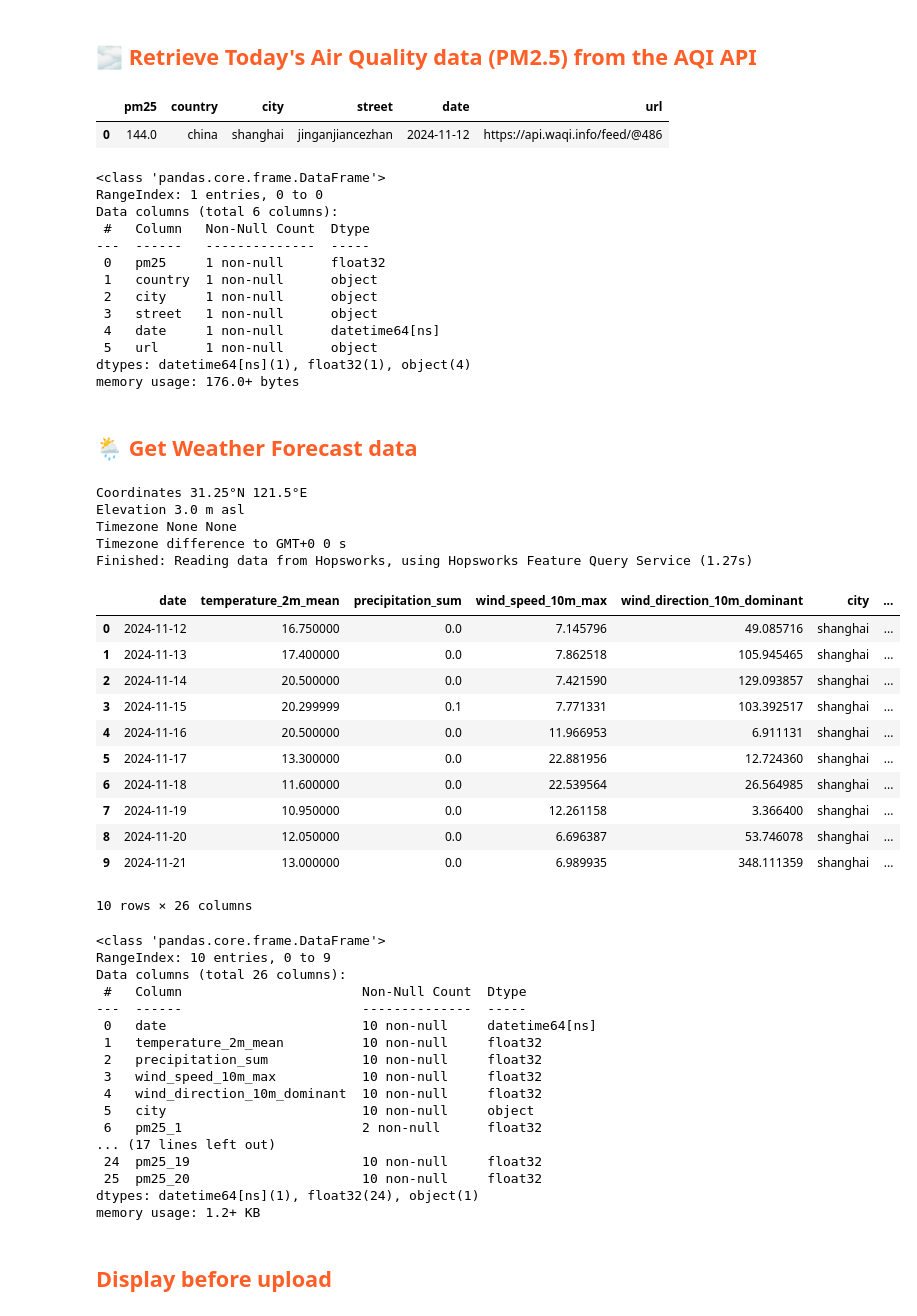
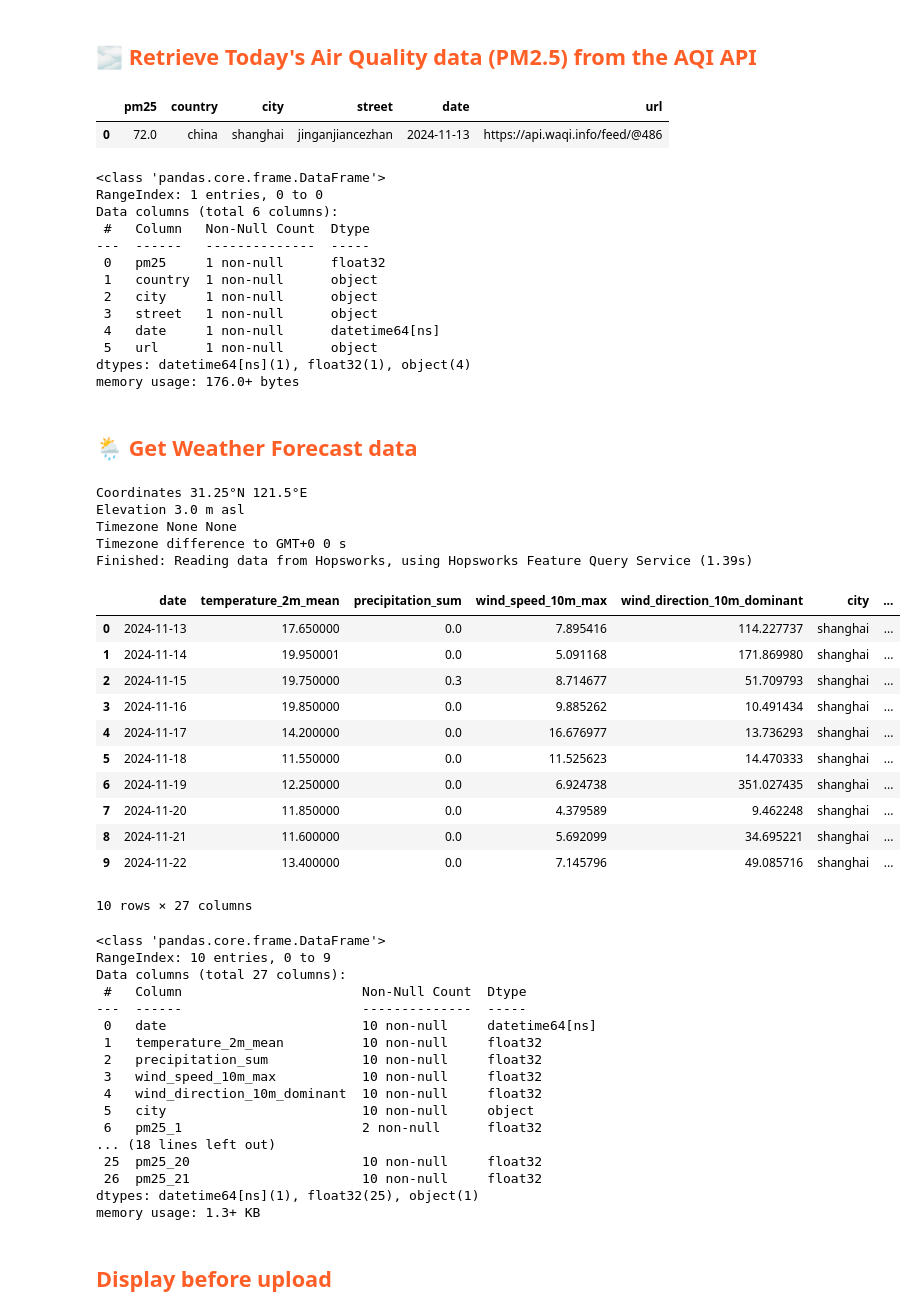
Before and after one commit to AMomozZz/mlfs-book, a Jupyter notebook: notebooks/ch03/2_air_quality_feature_pipeline.ipynb, the cells around one changed output. Drawn from its saved outputs; the diff is of its cells as text; code cells hidden in the pictures.

```diff
--- a/notebooks/ch03/2_air_quality_feature_pipeline.ipynb
+++ b/notebooks/ch03/2_air_quality_feature_pipeline.ipynb
@@ -41,7 +41,7 @@ __Update the values in the cell below.__
 
 __These should be the same values as in notebook 1 - the feature backfill notebook__
 # %%
-project = hopsworks.login(project='AMomozZz')
+project = hopsworks.login(project='mlfs_lab1')
 fs = project.get_feature_store()
 secrets = util.secrets_api(project.name)
 
@@ -75,12 +75,12 @@ Connected. Call `.close()` to terminate connection gracefully.
 # %%
 # Retrieve feature groups
 air_quality_fg = fs.get_feature_group(
-    name='new_aq',
-    version=1,
+    name='air_quality',
+    version=3,
 )
 weather_fg = fs.get_feature_group(
-    name='new_w',
-    version=1,
+    name='weather',
+    version=5,
 )
 # %% [markdown]
 ## <span style='color:#ff5f27'> 🌫 Retrieve Today's Air Quality data (PM2.5) from the AQI API</span>
@@ -93,7 +93,7 @@ display(aq_today_df)
 aq_today_df.info()
 # %% [output]
 |  | pm25 | country | city | street | date | url |
-| 0 | 144.0 | china | shanghai | jinganjiancezhan | 2024-11-12 | https://api.waqi.info/feed/@486 |
+| 0 | 72.0 | china | shanghai | jinganjiancezhan | 2024-11-13 | https://api.waqi.info/feed/@486 |
 <class 'pandas.core.frame.DataFrame'>
 RangeIndex: 1 entries, 0 to 0
 Data columns (total 6 columns):
@@ -116,52 +116,52 @@ hourly_df = hourly_df.set_index('date')
 # We will only make 1 daily prediction, so we will replace the hourly forecasts with a single daily forecast
 # We only want the daily weather data, so only get weather at 12:00
 daily_df = hourly_df.between_time('11:59', '12:01')
 daily_df = daily_df.reset_index()
 daily_df['date'] = pd.to_datetime(daily_df['date']).dt.date
 daily_df['date'] = pd.to_datetime(daily_df['date'])
 daily_df['city'] = city
 
-df_tail21 = air_quality_fg.read().sort_values(by=['date'], ascending=True).tail(21)
+df_tail22 = air_quality_fg.read().sort_values(by=['date'], ascending=True).tail(22)
 
-for i in range(1, 21):
-    df_temp = df_tail21.copy()
+for i in range(1, 22):
+    df_temp = df_tail22.copy()
     df_temp['date'] = pd.to_datetime(df_temp['date']) + pd.Timedelta(days=i)
     df_temp['date'] = pd.to_datetime(df_temp['date']).dt.tz_localize(None)
     daily_df = pd.merge(daily_df, df_temp[['date','pm25']], how='left', on="date")
     daily_df = daily_df.rename(columns={"pm25": f"pm25_{i}"})
 
 # today's pm25 value
 pm25_value = aq_today_df.iloc[0]['pm25']
 today_date = aq_today_df.iloc[0]['date']
 # add pm25 value from today
-for i in range(1, 21):
+for i in range(1, 22):
     date = today_date + pd.Timedelta(days=i)
     condition = (daily_df['date'] == date)
     daily_df.loc[condition, f'pm25_{i}'] = pm25_value
 
 display(daily_df)
 daily_df.info()
 # %% [output]
 Coordinates 31.25°N 121.5°E
 Elevation 3.0 m asl
 Timezone None None
 Timezone difference to GMT+0 0 s
-Finished: Reading data from Hopsworks, using Hopsworks Feature Query Service (1.27s)
+Finished: Reading data from Hopsworks, using Hopsworks Feature Query Service (1.39s)
 |  | date | temperature_2m_mean | precipitation_sum | wind_speed_10m_max | wind_direction_10m_dominant | city | ... |
-| 0 | 2024-11-12 | 16.750000 | 0.0 | 7.145796 | 49.085716 | shanghai | ... |
-| 1 | 2024-11-13 | 17.400000 | 0.0 | 7.862518 | 105.945465 | shanghai | ... |
-| 2 | 2024-11-14 | 20.500000 | 0.0 | 7.421590 | 129.093857 | shanghai | ... |
-| 3 | 2024-11-15 | 20.299999 | 0.1 | 7.771331 | 103.392517 | shanghai | ... |
-| 4 | 2024-11-16 | 20.500000 | 0.0 | 11.966953 | 6.911131 | shanghai | ... |
-| 5 | 2024-11-17 | 13.300000 | 0.0 | 22.881956 | 12.724360 | shanghai | ... |
-| 6 | 2024-11-18 | 11.600000 | 0.0 | 22.539564 | 26.564985 | shanghai | ... |
-| 7 | 2024-11-19 | 10.950000 | 0.0 | 12.261158 | 3.366400 | shanghai | ... |
-| 8 | 2024-11-20 | 12.050000 | 0.0 | 6.696387 | 53.746078 | shanghai | ... |
-| 9 | 2024-11-21 | 13.000000 | 0.0 | 6.989935 | 348.111359 | shanghai | ... |
+| 0 | 2024-11-13 | 17.650000 | 0.0 | 7.895416 | 114.227737 | shanghai | ... |
+| 1 | 2024-11-14 | 19.950001 | 0.0 | 5.091168 | 171.869980 | shanghai | ... |
+| 2 | 2024-11-15 | 19.750000 | 0.3 | 8.714677 | 51.709793 | shanghai | ... |
+| 3 | 2024-11-16 | 19.850000 | 0.0 | 9.885262 | 10.491434 | shanghai | ... |
+| 4 | 2024-11-17 | 14.200000 | 0.0 | 16.676977 | 13.736293 | shanghai | ... |
+| 5 | 2024-11-18 | 11.550000 | 0.0 | 11.525623 | 14.470333 | shanghai | ... |
+| 6 | 2024-11-19 | 12.250000 | 0.0 | 6.924738 | 351.027435 | shanghai | ... |
+| 7 | 2024-11-20 | 11.850000 | 0.0 | 4.379589 | 9.462248 | shanghai | ... |
+| 8 | 2024-11-21 | 11.600000 | 0.0 | 5.692099 | 34.695221 | shanghai | ... |
+| 9 | 2024-11-22 | 13.400000 | 0.0 | 7.145796 | 49.085716 | shanghai | ... |
-10 rows × 26 columns
+10 rows × 27 columns
 <class 'pandas.core.frame.DataFrame'>
 RangeIndex: 10 entries, 0 to 9
-Data columns (total 26 columns):
+Data columns (total 27 columns):
  #   Column                       Non-Null Count  Dtype
 ---  ------                       --------------  -----
  0   date                         10 non-null     datetime64[ns]
@@ -171,11 +171,11 @@ Data columns (total 26 columns):
  4   wind_direction_10m_dominant  10 non-null     float32
  5   city                         10 non-null     object
  6   pm25_1                       2 non-null      float32
-... (17 lines left out)
- 24  pm25_19                      10 non-null     float32
+... (18 lines left out)
  25  pm25_20                      10 non-null     float32
-dtypes: datetime64[ns](1), float32(24), object(1)
-memory usage: 1.2+ KB
+ 26  pm25_21                      10 non-null     float32
+dtypes: datetime64[ns](1), float32(25), object(1)
+memory usage: 1.3+ KB
 # %% [markdown]
 ## <span style="color:#ff5f27;"> Display before upload</span>
 # %%
```
Also changed, not shown: parts of 4 cells of this notebook.
